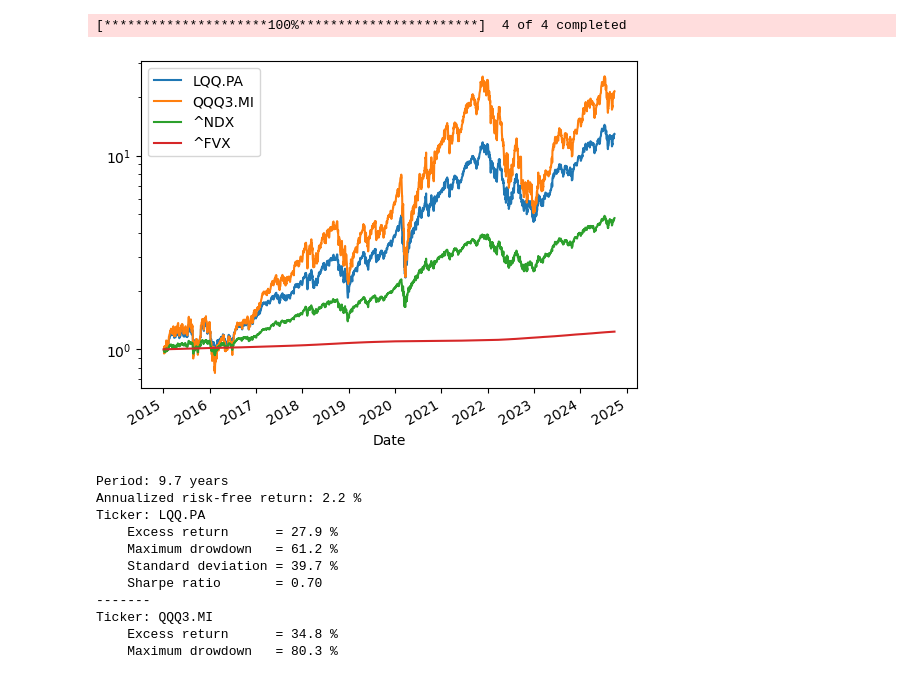
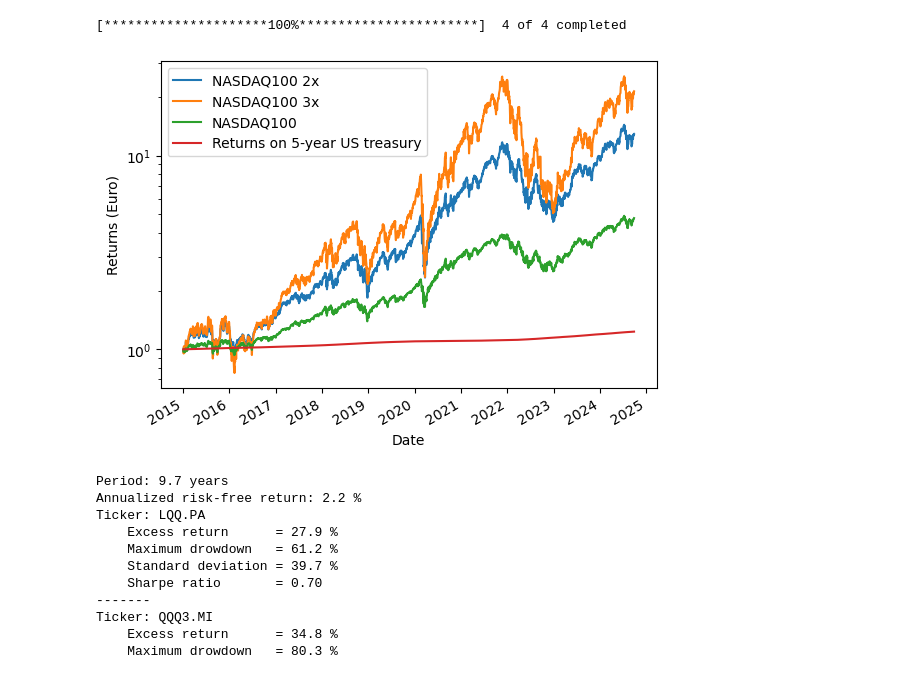
Before and after one commit to AlexLu94/MyFinancePortfolio, a Jupyter notebook: Leveraged_Portfolio_Analysis.ipynb, the cells around one changed output. Saved outputs shown, nothing was run; the diff lists cells and outputs as text; code cells hidden in the pictures.

```diff
--- a/Leveraged_Portfolio_Analysis.ipynb
+++ b/Leveraged_Portfolio_Analysis.ipynb
@@ -113,36 +148,39 @@ NameError: name 'yf' is not defined
 tickers   = ["LQQ.PA", "QQQ3.MI", "^NDX"]
 # US treasury yield (5 years) as the risk-free rate
 risk_free = ["^FVX"]
 
+# A dictionary of labels for the plotting section
+labels = {"LQQ.PA": "NASDAQ100 2x", "QQQ3.MI": "NASDAQ100 3x", "^NDX": "NASDAQ100", "^FVX": "Returns on 5-year US treasury"}
 # Download the data from Yahoo Finance (2015-01-01 to 2024-09-27)
 data      = yf.download(tickers+risk_free,group_by='Date', start="2015-01-01", end="2024-09-27")
 
-# Download the data from Yahoo Finance (2015-01-01 to 2024-09-27)
 num_years               = (data.index[-1]-data.index[0]).days/365
 trading_days_in_year    = int(len(data.index)/num_years)
 
 # Process tickers: forward-fill missing data and compute daily percentage change for all tickers
 for ticker in tickers:
     data[(ticker, 'Adj Close')] = data[(ticker, 'Adj Close')].ffill()
     data[(ticker,'Pct Change')] = data[(ticker, 'Adj Close')].pct_change()
 # Process risk-free rate: convert yield to percentage change, adjust for trading days, and calculate cumulative product
 for ticker in risk_free:
     data[(ticker, 'Adj Close')]  = data[(ticker, 'Adj Close')].ffill()
     data[(ticker, 'Pct Change')] = data[(ticker,'Adj Close')].div(100*trading_days_in_year)
     data[(ticker, 'Adj Close')]  = data[(ticker, 'Pct Change')].add(1).cumprod()
 # Re-sort the columns by ticker after adding new columns
 data.sort_index(axis=1, inplace=True)
 
 # Plot the cumulative product of percentage changes for all tickers and risk-free rate
 for ticker in tickers+risk_free:
-    data[(ticker,'Pct Change')].add(1).cumprod().plot(label=ticker)
+    data[(ticker,'Pct Change')].add(1).cumprod().plot(label=labels[ticker])
 
 plt.yscale('log') # Set y-axis scale to logarithmic
 plt.legend()
+plt.ylabel("Returns (Euro)")
+#plt.savefig('leveraged_portfolio_analysis_tickers.png')
 plt.show()
 # %% [output]
 [*********************100%***********************]  4 of 4 completed
-[figure, old version]
+[figure, new version]
 # %%
 # Calculate Performance Metrics
 
```
Also changed, not shown: parts of 10 cells of this notebook, 7 other files.
